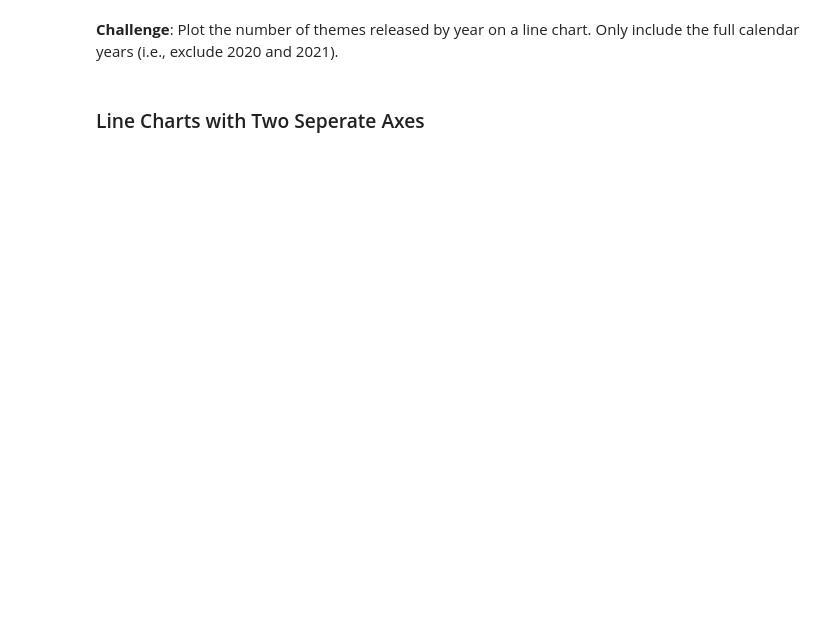
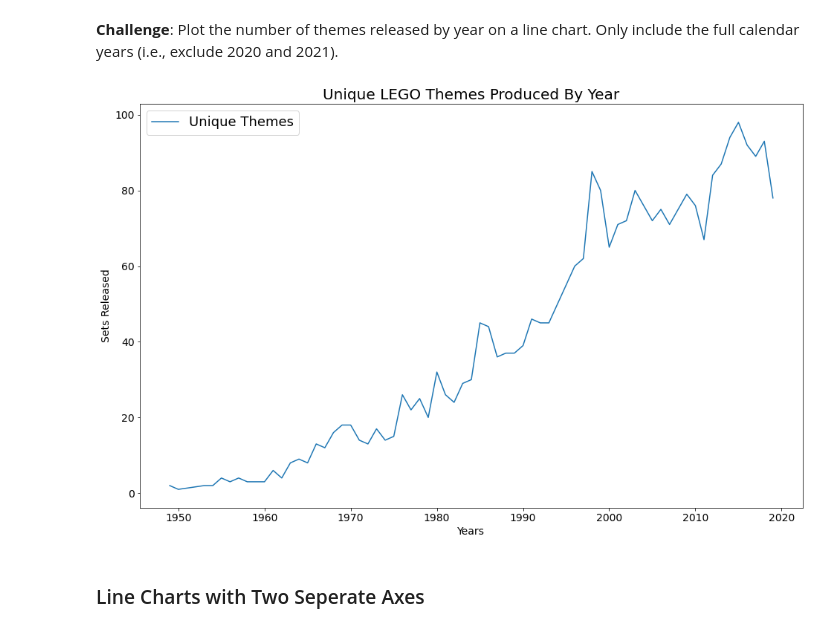
Before and after one commit to LFCamacho-dev/LEGO-Notebook-and-Data, a Jupyter notebook: Lego_Analysis.ipynb, the cells around one changed output. Drawn from its saved outputs; the diff is of its cells as text; code cells hidden in the pictures; blank space fills up the shorter version.

```diff
--- a/Lego_Analysis.ipynb
+++ b/Lego_Analysis.ipynb
@@ -128,3 +152,6 @@ Note that the .csv file is from late 2020, so to plot the full calendar years, y
 ### Aggregate Data with the Python .agg() Function
 
 Let's work out the number of different themes shipped by year. This means we have to count the number of unique theme_ids per calendar year.
+# %%
+themes_by_year = sets_df.groupby('year').agg({'theme_id': pd.Series.nunique})
+themes_by_year.rename(columns = {'theme_id' : 'nr_themes'}, inplace=True)
@@ -131,4 +178,23 @@ Let's work out the number of different themes shipped by year. This means we hav
 # %% [markdown]
 **Challenge**: Plot the number of themes released by year on a line chart. Only include the full calendar years (i.e., exclude 2020 and 2021).
+# %%
+x = themes_by_year.index[:-2]
+y = themes_by_year.nr_themes[:-2]
+
+
+plt.figure(figsize=(16,10))
+plt.xticks(fontsize=14)
+plt.yticks(fontsize=14)
+
+plt.plot(x, y, label='Unique Themes')
+plt.xlabel('Years', fontsize=14)
+plt.ylabel('Sets Released', fontsize=14)
+
+
+plt.title('Unique LEGO Themes Produced By Year', fontsize=20)
+plt.legend(fontsize=18)
+plt.show()
+# %% [output]
+[figure, added]
 # %% [markdown]
 ### Line Charts with Two Seperate Axes
```
Also changed, not shown: parts of 9 cells of this notebook, 2 other files.
